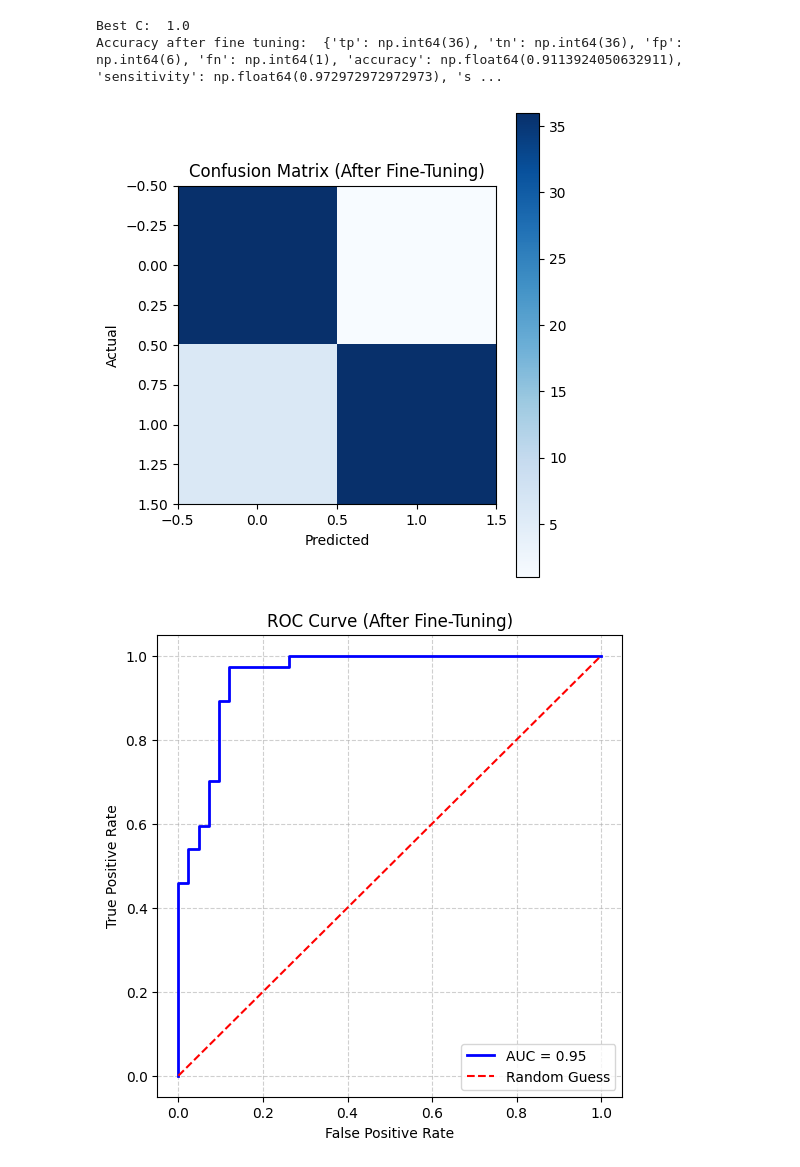
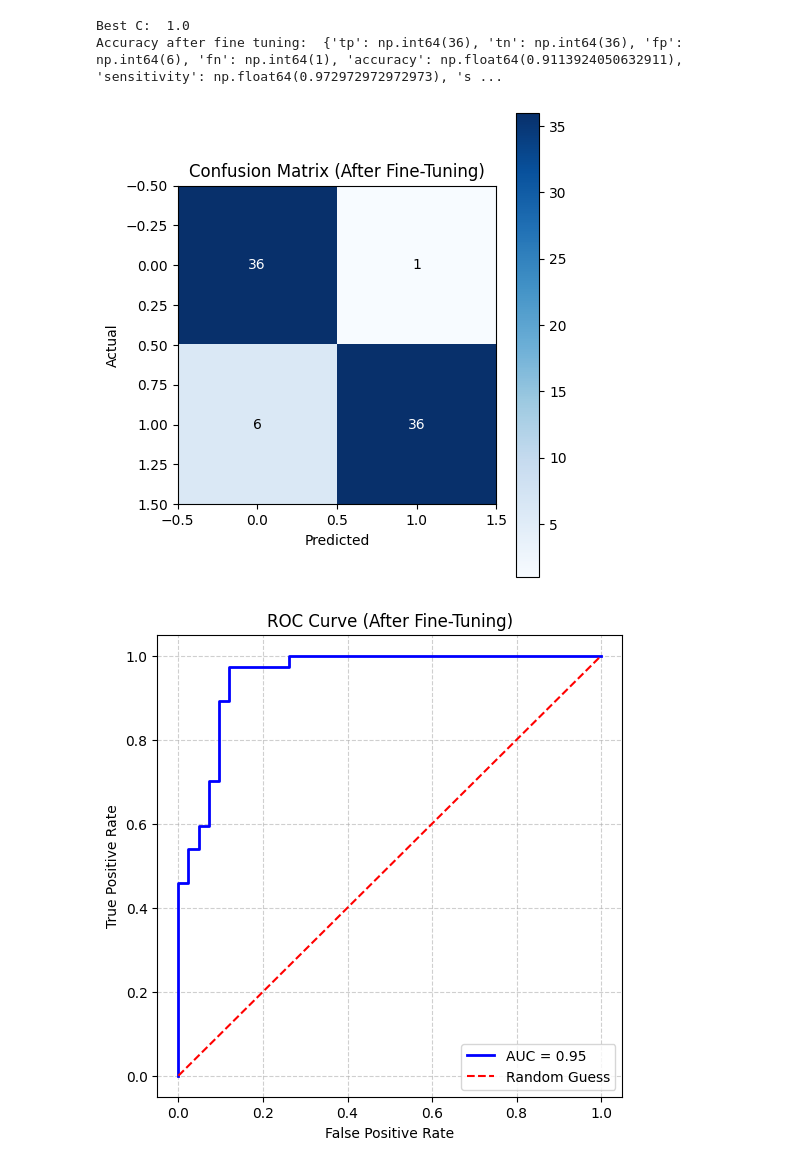
Before and after one commit to SofieAmalie44/Mandatory-1-AAI, a Jupyter notebook: notebooks/analysis.ipynb, the cells around one changed output. Cells and saved outputs as stored; diff of their text form; code cells hidden in the pictures.

Commit message:
Finished the finetuning of the confusion matrix and simple syntax error. Also added Readme.md and beginning og LaTeX file in Articles folder.

```diff
--- a/notebooks/analysis.ipynb
+++ b/notebooks/analysis.ipynb
@@ -282,6 +318,38 @@ plt.ylabel("Predicted MPG")
 plt.title("Ridge vs Lasso Predictions (After Fine-Tuning)")
 plt.legend()
 plt.grid(True, linestyle='--', alpha=0.5)
+plt.savefig("ridge_vs_lasso_after_finetuning.png")
 plt.show()
+
+from sklearn.pipeline import Pipeline
+from sklearn.preprocessing import StandardScaler
+from sklearn.model_selection import GridSearchCV
+
+# Use pipelines so scaler is fitted only on training folds inside CV
+ridge_pipe = Pipeline([('scaler', StandardScaler()), ('ridge', Ridge())])
+lasso_pipe = Pipeline([('scaler', StandardScaler()), ('lasso', Lasso(max_iter=10000))])
+
+param_grid_ridge = {'ridge__alpha': [0.001, 0.01, 0.1, 1, 10, 100]}
+param_grid_lasso = {'lasso__alpha': [0.001, 0.01, 0.1, 1, 10, 100]}
+
+ridge_grid = GridSearchCV(ridge_pipe, param_grid_ridge, cv=5, scoring='r2')
+lasso_grid = GridSearchCV(lasso_pipe, param_grid_lasso, cv=5, scoring='r2')
+
+ridge_grid.fit(X_train, y_train_reg)
+lasso_grid.fit(X_train, y_train_reg)
+
+print("Ridge best alpha:", ridge_grid.best_params_['ridge__alpha'])
+print("Ridge CV R2 (best):", ridge_grid.best_score_)
+print("Lasso best alpha:", lasso_grid.best_params_['lasso__alpha'])
+print("Lasso CV R2 (best):", lasso_grid.best_score_)
+
+# Evaluate on test set
+y_pred_ridge = ridge_grid.predict(X_test)
+y_pred_lasso = lasso_grid.predict(X_test)
+from sklearn.metrics import mean_squared_error, r2_score
+print("Ridge test MSE:", mean_squared_error(y_test_reg, y_pred_ridge))
+print("Ridge test R2: ", r2_score(y_test_reg, y_pred_ridge))
+print("Lasso test MSE:", mean_squared_error(y_test_reg, y_pred_lasso))
+print("Lasso test R2: ", r2_score(y_test_reg, y_pred_lasso))
 # %% [output]
 [figure]
@@ -310,18 +386,28 @@ Accuracy after fine tuning:  {'tp': np.int64(36), 'tn': np.int64(36), 'fp': np.i
 # %%
 # visualize and evaluate
 
 cm = confusion_matrix(y_pred_log_cv, y_test_log)
 
 plt.figure(figsize=(5,5))
 plt.imshow(cm, interpolation='nearest', cmap=plt.cm.Blues)
 plt.title("Confusion Matrix (After Fine-Tuning)")
 plt.colorbar()
 plt.xlabel("Predicted")
 plt.ylabel("Actual")
+
+# Add numbers inside the boxes
+thresh = cm.max() / 2
+for i in range(cm.shape[0]):
+    for j in range(cm.shape[1]):
+        plt.text(j, i, format(cm[i, j], 'd'),
+                 ha="center", va="center",
+                 color="white" if cm[i, j] > thresh else "black")
+
 plt.tight_layout()
+plt.savefig("confusion_matrix_after_finetuning.png")
 plt.show()
 # %% [output]
-[figure, old version]
+[figure, new version]
 # %%
 y_prob_log_cv = log_cv.predict_proba(X_test)[:, 1]
 fpr, tpr, _ = roc_curve(y_test_log, y_prob_log_cv)
```
Also changed, not shown: parts of 7 cells of this notebook, 10 other files.
